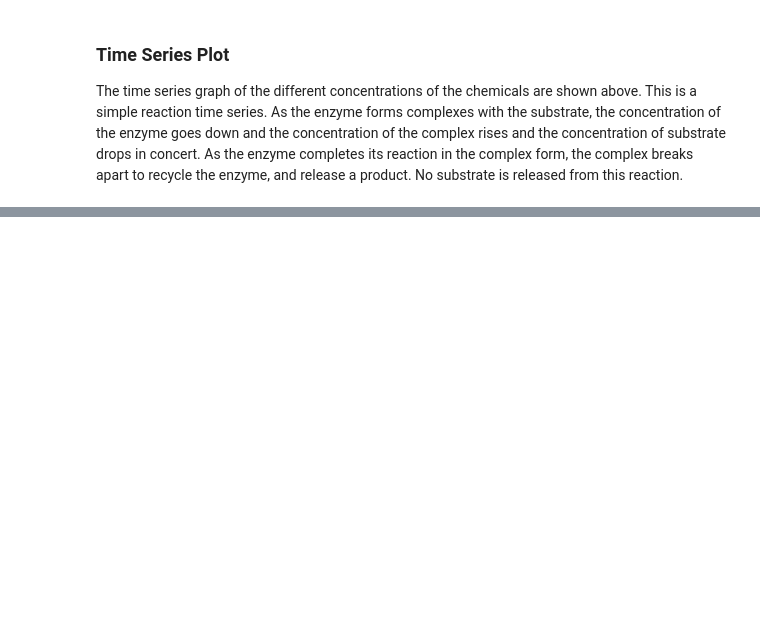
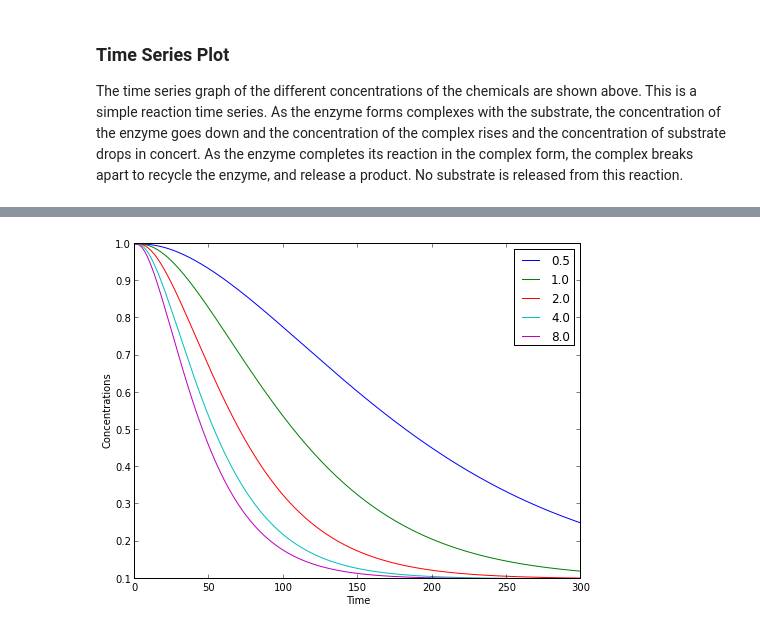
Before and after one commit to gajomi/enzymatica, a Jupyter notebook: docs/turbidity_simulation_test.ipynb, the cells around one changed output, grey strips where cells are left out. Saved outputs shown, nothing was run; the diff lists cells and outputs as text; code cells hidden in the pictures; blank space fills up the shorter version.

```diff
--- a/docs/turbidity_simulation_test.ipynb
+++ b/docs/turbidity_simulation_test.ipynb
@@ -66,0 +72,8 @@ plot(turbidity_series.T)
+# %%
+turbidity_series = simulation.turbidity_time_series().T
+xlabel('Time')
+ylabel('Concentrations')
+turbidity_plot = plot(turbidity_series)
+turbidity_legend = legend(turbidity_plot, E0) # initial enzyme concentrations
+# %% [output]
+[figure, added]
```
Also changed, not shown: parts of 13 cells of this notebook, 1 other file.
